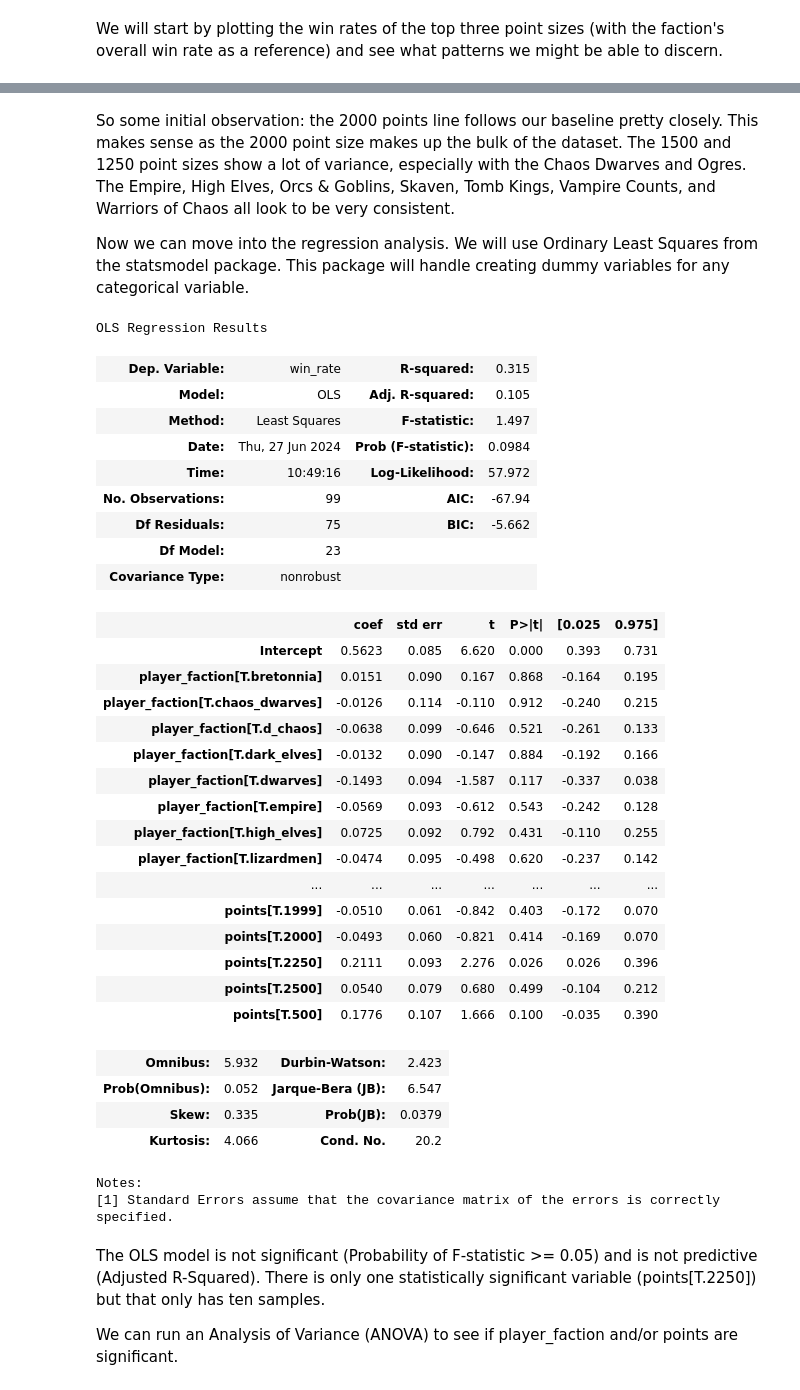
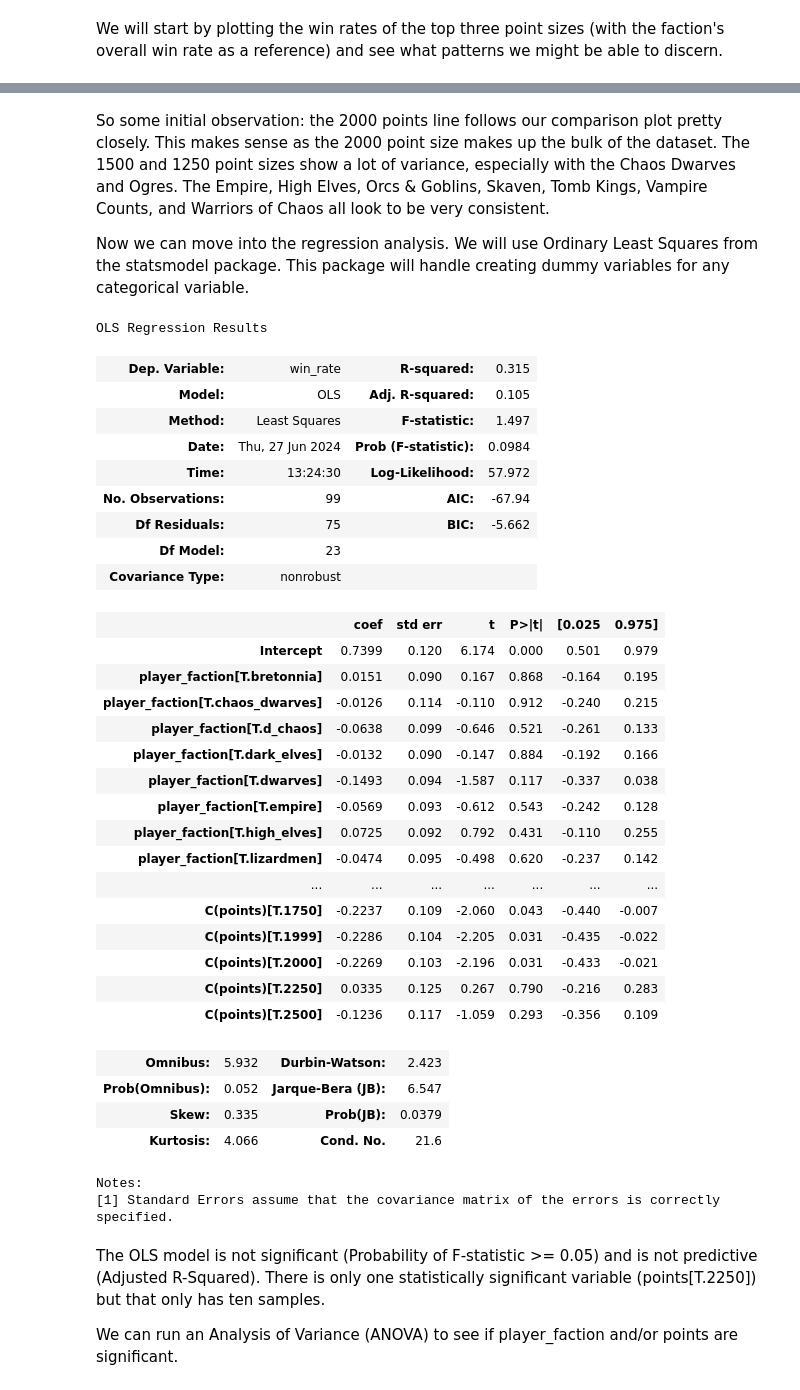
Before and after one commit to jacoblundeen/tow_analysis, a Jupyter notebook: tow_analysis.ipynb, the cells around one changed output, grey strips where cells are left out. Cells and saved outputs as stored; diff of their text form; code cells hidden in the pictures.

Commit message:
Adding full model still.

```diff
--- a/tow_analysis.ipynb
+++ b/tow_analysis.ipynb
@@ -161,8 +161,7 @@ tow_points_wins = player_db.query("result != 0.0").groupby(['player_faction', 'p
 tow_points_wr = tow_points_wr.merge(tow_points_wins, left_on=['player_faction', 'points'], right_on=['player_faction', 'points'], how='left')
 tow_points_wr.rename(columns={'opponent_faction':'games_played', 'result':'wins'}, inplace=True)
 tow_points_wr['win_rate'] = tow_points_wr['wins'] / tow_points_wr['games_played']
-tow_points_wr = pd.concat([tow_points_wr, tow_faction_wr], ignore_index=True).sort_values(by=['player_faction', 'points']).dropna().reset_index(drop=True)
-tow_points_wr['points'] = tow_points_wr['points'].astype(str)
+# tow_points_wr = pd.concat([tow_points_wr, tow_faction_wr], ignore_index=True).sort_values(by=['player_faction', 'points']).dropna().reset_index(drop=True)
 tow_points_wr
 # %% [output]
 |  | player_faction | points | games_played | wins | win_rate |
@@ -197,26 +195,26 @@ tow_plot = tow_points_wr.query("points == @filter_list")
 <Figure Size: (640 x 480)>
 # %% [markdown]
-So some initial observation: the 2000 points line follows our baseline pretty closely. This makes sense as the 2000 point size makes up the bulk of the dataset. The 1500 and 1250 point sizes show a lot of variance, especially with the Chaos Dwarves and Ogres. The Empire, High Elves, Orcs & Goblins, Skaven, Tomb Kings, Vampire Counts, and Warriors of Chaos all look to be very consistent.
+So some initial observation: the 2000 points line follows our comparison plot pretty closely. This makes sense as the 2000 point size makes up the bulk of the dataset. The 1500 and 1250 point sizes show a lot of variance, especially with the Chaos Dwarves and Ogres. The Empire, High Elves, Orcs & Goblins, Skaven, Tomb Kings, Vampire Counts, and Warriors of Chaos all look to be very consistent.
 
 Now we can move into the regression analysis. We will use Ordinary Least Squares from the statsmodel package. This package will handle creating dummy variables for any categorical variable.
 # %%
-formula = 'win_rate ~ player_faction + points'
-model_df = tow_points_wr.query("points != 'all'")
+formula = 'win_rate ~ player_faction + C(points)'
+model_df = tow_points_wr
 mod = smf.ols(formula, model_df).fit()
 mod.summary()
 # %% [output]
 OLS Regression Results
 | Dep. Variable: | win_rate | R-squared: | 0.315 |
 | Model: | OLS | Adj. R-squared: | 0.105 |
 | Method: | Least Squares | F-statistic: | 1.497 |
 | Date: | Thu, 27 Jun 2024 | Prob (F-statistic): | 0.0984 |
-| Time: | 10:49:16 | Log-Likelihood: | 57.972 |
+| Time: | 13:24:30 | Log-Likelihood: | 57.972 |
 | No. Observations: | 99 | AIC: | -67.94 |
 | Df Residuals: | 75 | BIC: | -5.662 |
 | Df Model: | 23 |  |  |
 | Covariance Type: | nonrobust |  |  |
 |  | coef | std err | t | P>|t| | [0.025 | 0.975] |
-| Intercept | 0.5623 | 0.085 | 6.620 | 0.000 | 0.393 | 0.731 |
+| Intercept | 0.7399 | 0.120 | 6.174 | 0.000 | 0.501 | 0.979 |
 | player_faction[T.bretonnia] | 0.0151 | 0.090 | 0.167 | 0.868 | -0.164 | 0.195 |
 | player_faction[T.chaos_dwarves] | -0.0126 | 0.114 | -0.110 | 0.912 | -0.240 | 0.215 |
 | player_faction[T.d_chaos] | -0.0638 | 0.099 | -0.646 | 0.521 | -0.261 | 0.133 |
@@ -226,15 +224,15 @@ OLS Regression Results
 | player_faction[T.high_elves] | 0.0725 | 0.092 | 0.792 | 0.431 | -0.110 | 0.255 |
 | player_faction[T.lizardmen] | -0.0474 | 0.095 | -0.498 | 0.620 | -0.237 | 0.142 |
 | ... | ... | ... | ... | ... | ... | ... |
-| points[T.1999] | -0.0510 | 0.061 | -0.842 | 0.403 | -0.172 | 0.070 |
-| points[T.2000] | -0.0493 | 0.060 | -0.821 | 0.414 | -0.169 | 0.070 |
-| points[T.2250] | 0.2111 | 0.093 | 2.276 | 0.026 | 0.026 | 0.396 |
-| points[T.2500] | 0.0540 | 0.079 | 0.680 | 0.499 | -0.104 | 0.212 |
-| points[T.500] | 0.1776 | 0.107 | 1.666 | 0.100 | -0.035 | 0.390 |
+| C(points)[T.1750] | -0.2237 | 0.109 | -2.060 | 0.043 | -0.440 | -0.007 |
+| C(points)[T.1999] | -0.2286 | 0.104 | -2.205 | 0.031 | -0.435 | -0.022 |
+| C(points)[T.2000] | -0.2269 | 0.103 | -2.196 | 0.031 | -0.433 | -0.021 |
+| C(points)[T.2250] | 0.0335 | 0.125 | 0.267 | 0.790 | -0.216 | 0.283 |
+| C(points)[T.2500] | -0.1236 | 0.117 | -1.059 | 0.293 | -0.356 | 0.109 |
 | Omnibus: | 5.932 | Durbin-Watson: | 2.423 |
 | Prob(Omnibus): | 0.052 | Jarque-Bera (JB): | 6.547 |
 | Skew: | 0.335 | Prob(JB): | 0.0379 |
-| Kurtosis: | 4.066 | Cond. No. | 20.2 |
+| Kurtosis: | 4.066 | Cond. No. | 21.6 |
 Notes:
 [1] Standard Errors assume that the covariance matrix of the errors is correctly specified.
 # %% [markdown]
```
Also changed, not shown: parts of 14 cells of this notebook.
